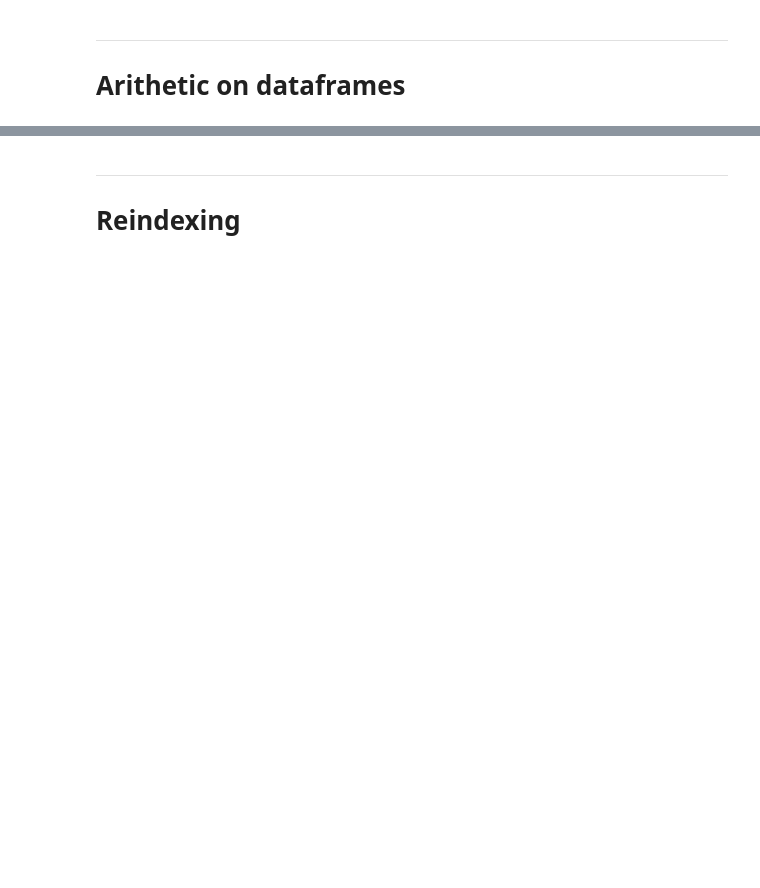
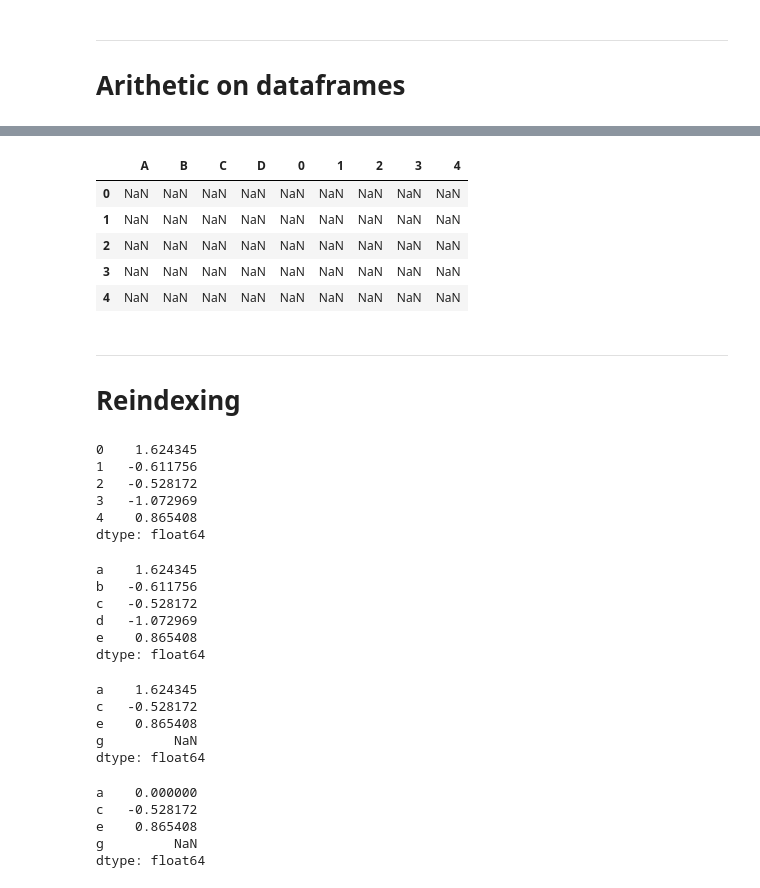
Before and after one commit to JorchRL/PandasForFinance, a Jupyter notebook: ch2-series-and-dataframes/series.ipynb, the cells around one changed output, grey strips where cells are left out. Saved outputs shown, nothing was run; the diff lists cells and outputs as text; code cells hidden in the pictures; blank space fills up the shorter version.

```diff
--- a/ch2-series-and-dataframes/series.ipynb
+++ b/ch2-series-and-dataframes/series.ipynb
@@ -370,3 +437,8 @@ sp500.iat[0,1]
 # %% [markdown]
 ----------
 # Arithetic on dataframes
+# %%
+np.random.seed(123456)
+df = pd.DataFrame(np.random.randn(5,4),
+                columns=['A', 'B', 'C', 'D'])
+display (df, df * 2)
@@ -372,0 +490,3 @@ sp500.iat[0,1]
+# %%
+a_col = df['A']
+df.sub(a_col, axis=0)
@@ -373,3 +500,51 @@ sp500.iat[0,1]
+# %%
+df.sub(a_col, axis=1)
+# %% [output]
+|  | A | B | C | D | 0 | 1 | 2 | 3 | 4 |
+| 0 | NaN | NaN | NaN | NaN | NaN | NaN | NaN | NaN | NaN |
+| 1 | NaN | NaN | NaN | NaN | NaN | NaN | NaN | NaN | NaN |
+| 2 | NaN | NaN | NaN | NaN | NaN | NaN | NaN | NaN | NaN |
+| 3 | NaN | NaN | NaN | NaN | NaN | NaN | NaN | NaN | NaN |
+| 4 | NaN | NaN | NaN | NaN | NaN | NaN | NaN | NaN | NaN |
 # %% [markdown]
 -----------
 # Reindexing
+# %%
+np.random.seed(1)
+s = pd.Series(np.random.randn(5))
+s
+# %% [output]
+0    1.624345
+1   -0.611756
+2   -0.528172
+3   -1.072969
+4    0.865408
+dtype: float64
+# %%
+s.index = ['a','b','c','d','e']
+s
+# %% [output]
+a    1.624345
+b   -0.611756
+c   -0.528172
+d   -1.072969
+e    0.865408
+dtype: float64
+# %%
+s2 = s.reindex(['a','c','e','g'])
+s2
+# %% [output]
+a    1.624345
+c   -0.528172
+e    0.865408
+g         NaN
+dtype: float64
+# %%
+s2['a'] = 0
+s2
+# %% [output]
+a    0.000000
+c   -0.528172
+e    0.865408
+g         NaN
+dtype: float64
```
Also changed, not shown: parts of 35 cells of this notebook.
